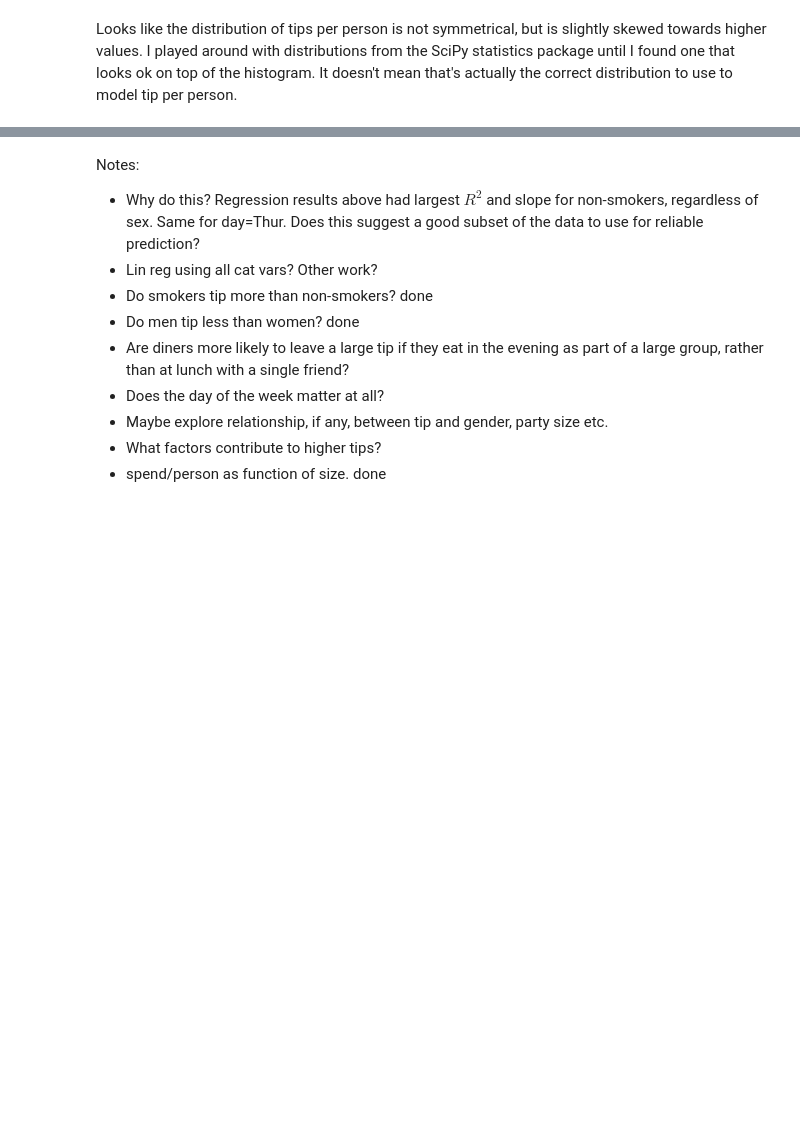
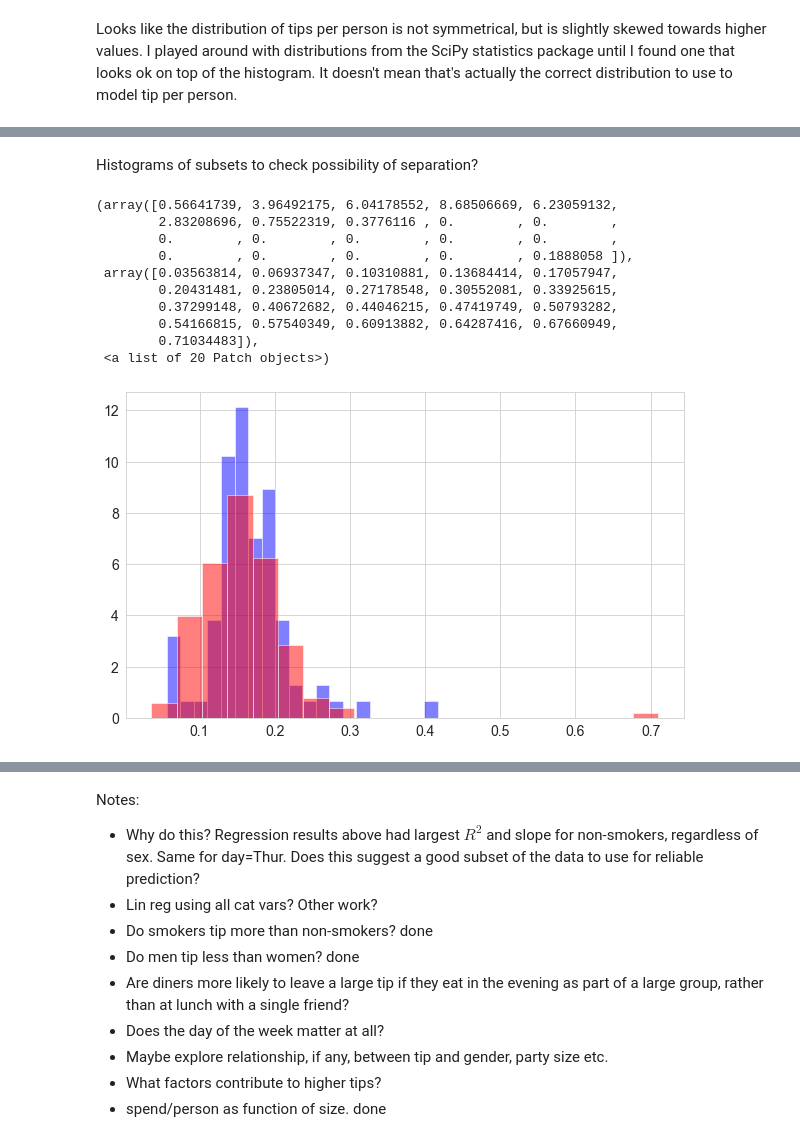
Before and after one commit to elizabethdaly/data-analysis-project, a Jupyter notebook: tips-data-analysis.ipynb, the cells around one changed output, grey strips where cells are left out. Drawn from its saved outputs; the diff is of its cells as text; code cells hidden in the pictures; blank space fills up the shorter version.

```diff
--- a/tips-data-analysis.ipynb
+++ b/tips-data-analysis.ipynb
@@ -914,0 +972,17 @@ Looks like the distribution of tips per person is not symmetrical, but is slight
+# %% [markdown]
+Histograms of subsets to check possibility of separation?
+# %%
+plt.hist(df.loc[(df['sex'] == 'Female')]['ftip'], 20, density=True, facecolor='b', alpha=0.5)
+plt.hist(df.loc[(df['sex'] == 'Male')]['ftip'], 20, density=True, facecolor='r', alpha=0.5)
+# %% [output]
+(array([0.56641739, 3.96492175, 6.04178552, 8.68506669, 6.23059132,
+        2.83208696, 0.75522319, 0.3776116 , 0.        , 0.        ,
+        0.        , 0.        , 0.        , 0.        , 0.        ,
+        0.        , 0.        , 0.        , 0.        , 0.1888058 ]),
+ array([0.03563814, 0.06937347, 0.10310881, 0.13684414, 0.17057947,
+        0.20431481, 0.23805014, 0.27178548, 0.30552081, 0.33925615,
+        0.37299148, 0.40672682, 0.44046215, 0.47419749, 0.50793282,
+        0.54166815, 0.57540349, 0.60913882, 0.64287416, 0.67660949,
+        0.71034483]),
+ <a list of 20 Patch objects>)
+[figure, added]
```
Also changed, not shown: parts of 21 cells of this notebook, 1 other file.
